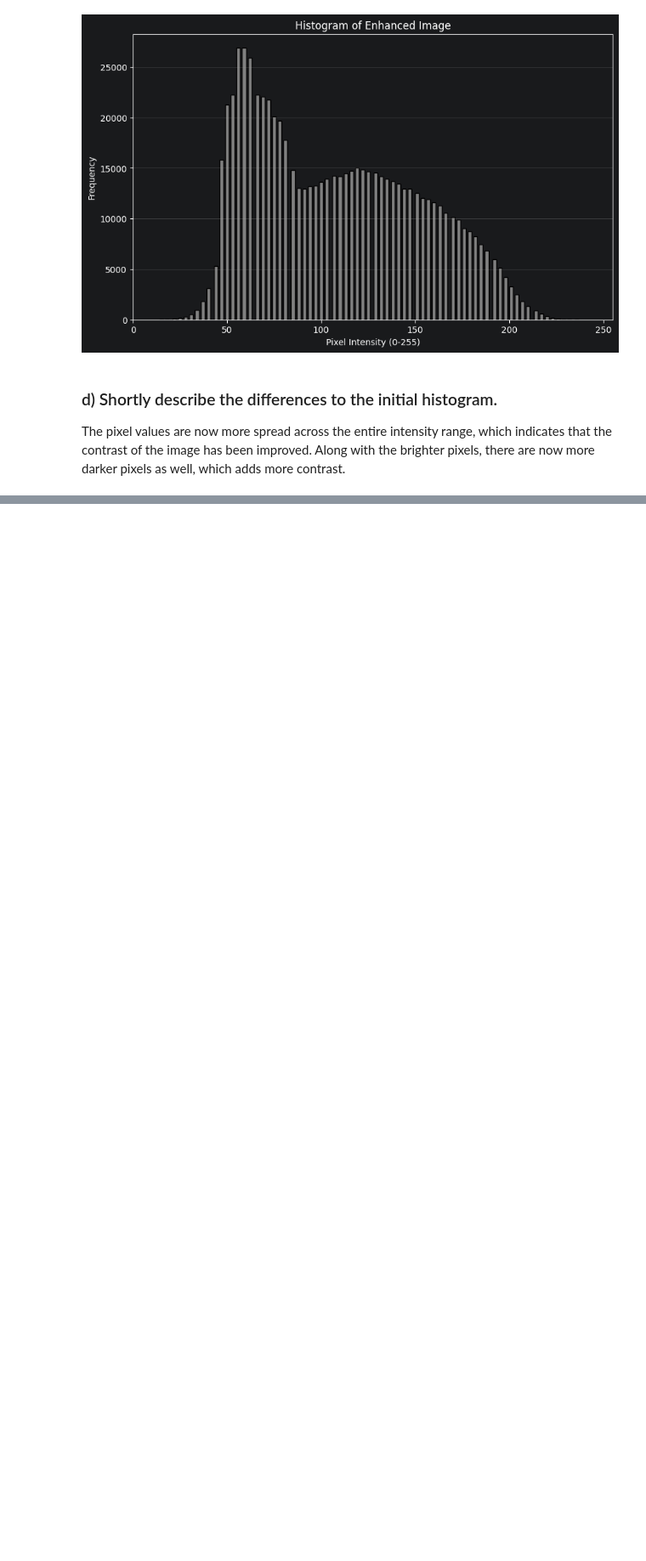
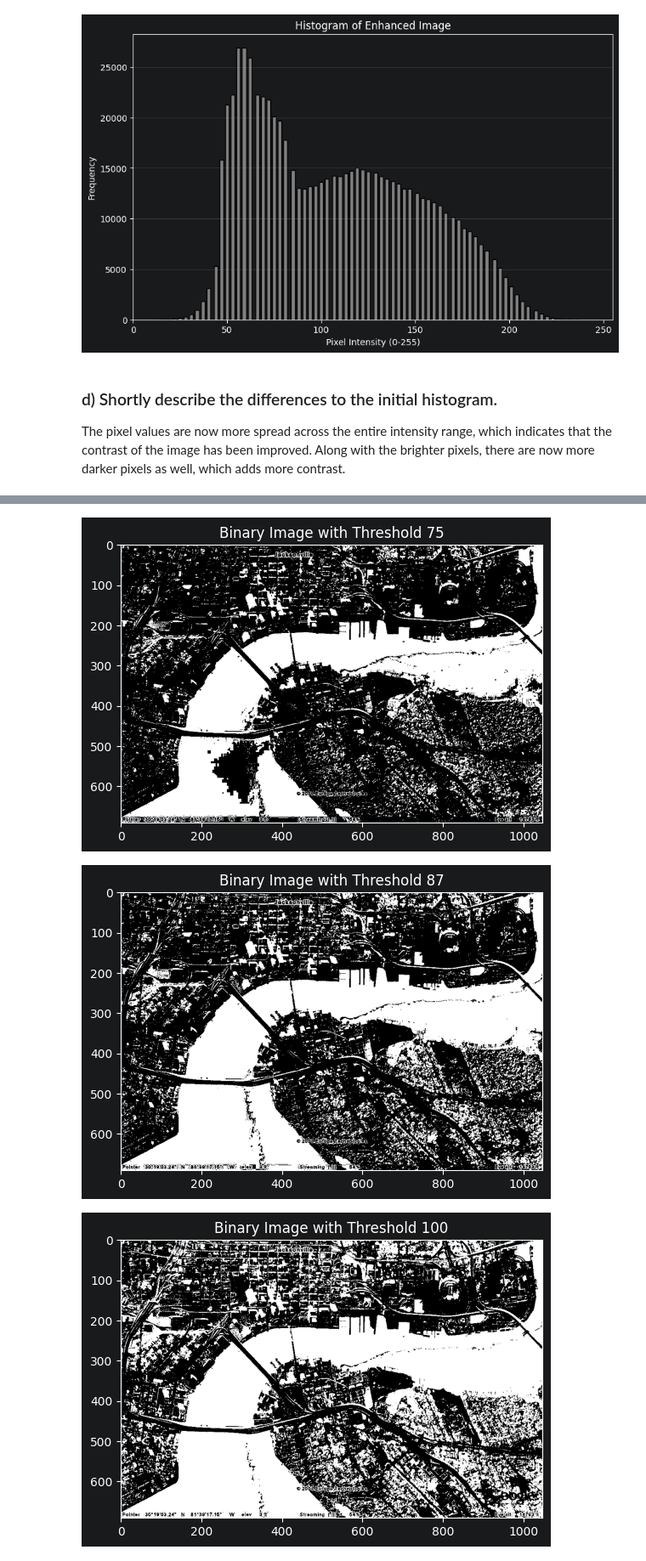
Before and after one commit to DerIltis/IAOR_SS26, a Jupyter notebook: src/sample.ipynb, the cells around one changed output, grey strips where cells are left out. Shown at 85% size. Saved outputs shown, nothing was run; the diff lists cells and outputs as text; code cells hidden in the pictures; blank space fills up the shorter version.

Commit message:
add binary masks for task 2

```diff
--- a/src/sample.ipynb
+++ b/src/sample.ipynb
@@ -51,0 +55,14 @@ The pixel values are now more spread across the entire intensity range, which in
+# %%
+def thresholding(image, threshold):
+    binary_image = np.where(image > threshold, 0, 255)
+    return binary_image.astype(np.uint8)
+
+for threshold in [75, 87, 100]:
+    binary_image = thresholding(enhanced_image, threshold)
+    plt.imshow(binary_image, cmap='gray', vmin=0, vmax=255)
+    plt.title(f'Binary Image with Threshold {threshold}')
+    plt.show()
+# %% [output]
+[figure, added]
+[figure, added]
+[figure, added]
```
Also changed, not shown: parts of 2 cells of this notebook.
